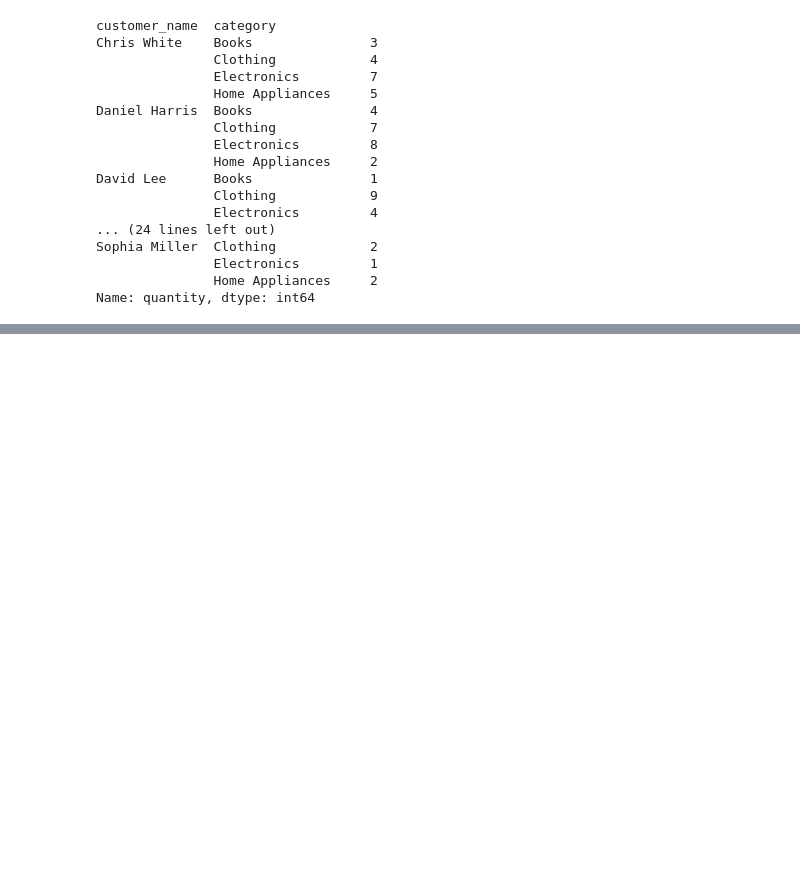
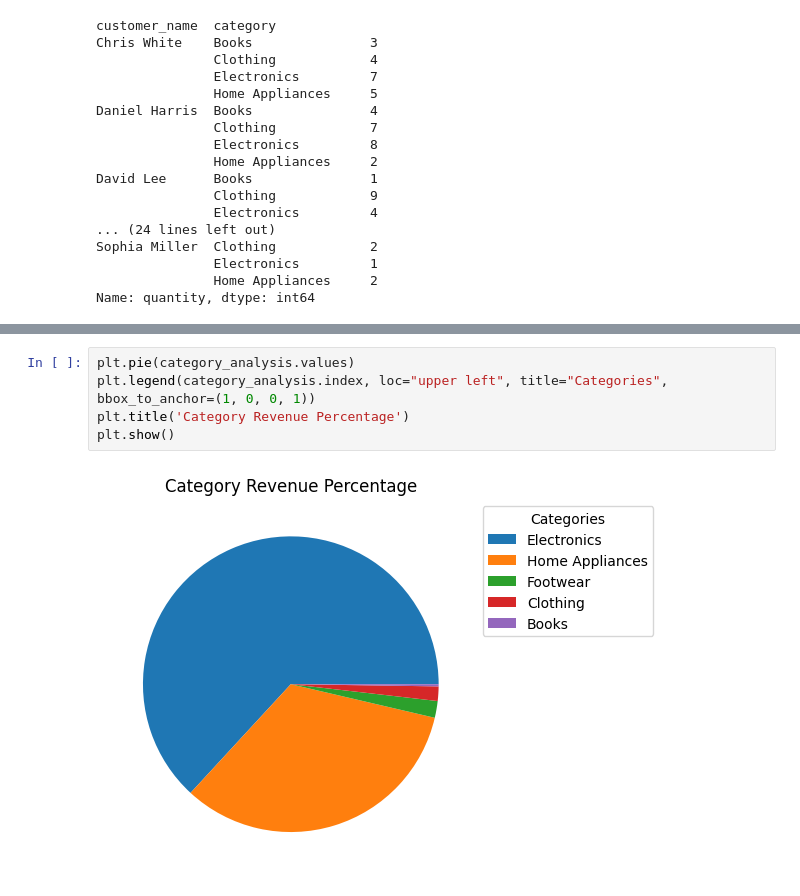
Before and after one commit to minaekramy06/amazon-sales-analysis-2025, a Jupyter notebook: notebooks/amazon_sales_analysis.ipynb, the cells around one changed output, grey strips where cells are left out. Drawn from its saved outputs; the diff is of its cells as text; blank space fills up the shorter version.

```diff
--- a/notebooks/amazon_sales_analysis.ipynb
+++ b/notebooks/amazon_sales_analysis.ipynb
@@ -681,0 +709,7 @@ Name: quantity, dtype: int64
+# %%
+plt.pie(category_analysis.values)
+plt.legend(category_analysis.index, loc="upper left", title="Categories", bbox_to_anchor=(1, 0, 0, 1))
+plt.title('Category Revenue Percentage')
+plt.show()
+# %% [output]
+[figure, added]
```
Also changed, not shown: parts of 23 cells of this notebook.
